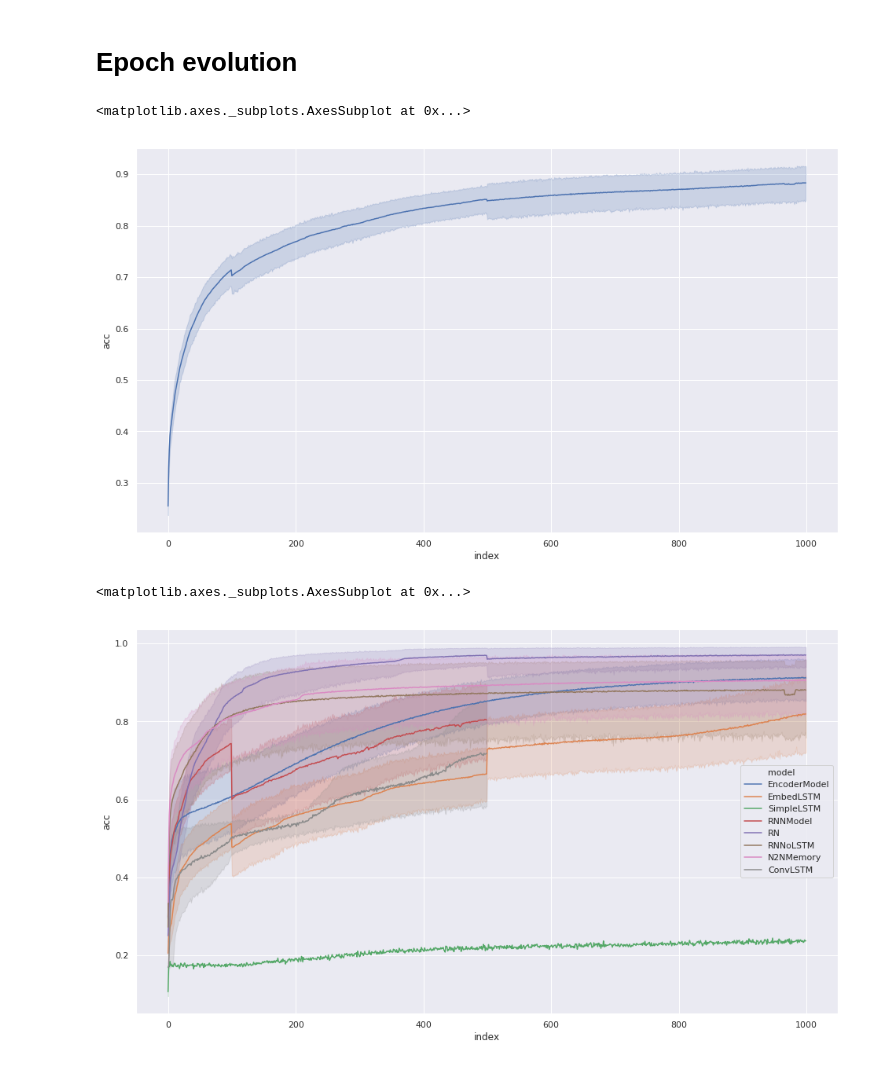
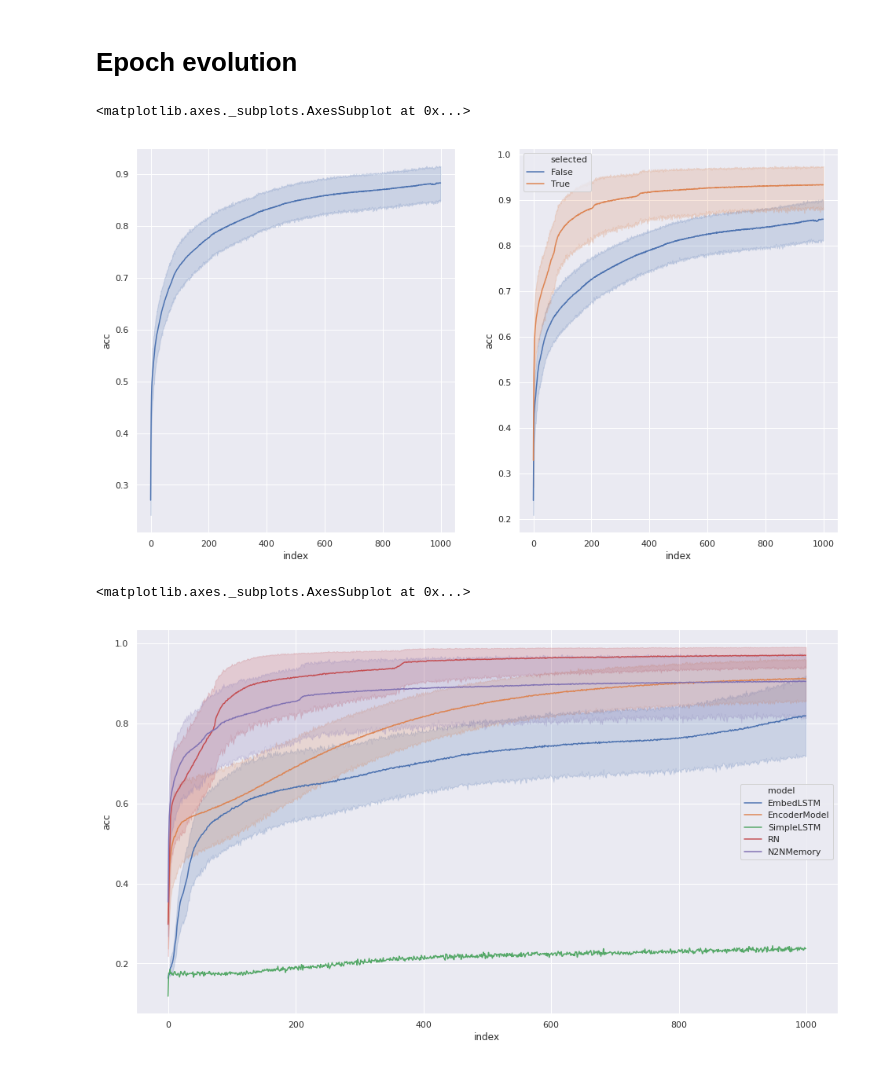
Before and after one commit to gcouti/qa, a Jupyter notebook: analysis/babi-baseline-results.ipynb, the cells around one changed output. Saved outputs shown, nothing was run; the diff lists cells and outputs as text; code cells hidden in the pictures.

```diff
--- a/analysis/babi-baseline-results.ipynb
+++ b/analysis/babi-baseline-results.ipynb
@@ -165,17 +165,27 @@ sns.heatmap(pivot, cmap="Blues", linewidths=1, annot=True, cbar=False, vmin=0.94
 # %% [markdown]
 # Epoch evolution
+# %%
+ids = list(reports[reports['index'] > 500]['id'].unique())
 # %%
 import seaborn as sns
 sns.set(style="darkgrid")
 
+selected_models = ['RNNModel', 'N2NMemory', 'RN']
+reports['selected'] = False
+reports.loc[reports['model'].isin(selected_models), 'selected'] = True
+
+f, (ax1, ax2) = plt.subplots(1,2)
+
 # Plot the responses for different events and regions
-sns.lineplot(x="index", y="acc", data=reports)
+sns.lineplot(x="index", y="acc", data=reports[reports['id'].isin(ids)], ax=ax1)
+
+sns.lineplot(x="index", y="acc", data=reports[reports['id'].isin(ids)], hue='selected', ax=ax2)
 # %% [output]
 <matplotlib.axes._subplots.AxesSubplot at 0x...>
-[figure, old version]
+[figure, new version]
 # %%
-sns.lineplot(x="index", y="acc", hue='model', data=reports[~reports['model'].isin(model_list)])
+sns.lineplot(x="index", y="acc", hue='model', data=reports[(reports['id'].isin(ids)) & (~reports['model'].isin(model_list))])
 # %% [output]
 <matplotlib.axes._subplots.AxesSubplot at 0x...>
-[figure, old version]
+[figure, new version]
 # %%
```
Also changed, not shown: parts of 4 cells of this notebook.
